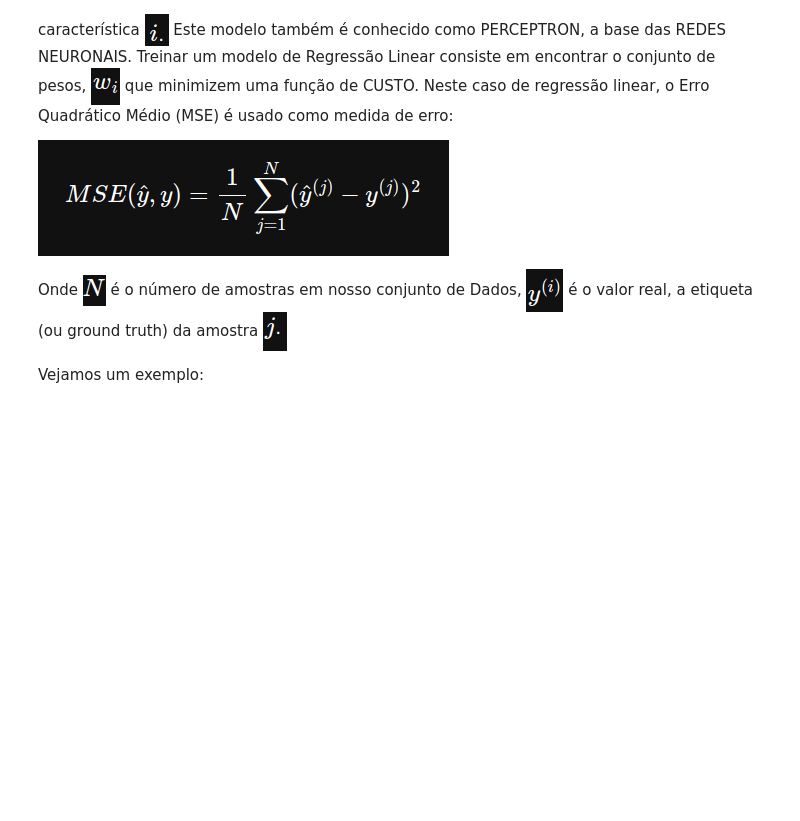
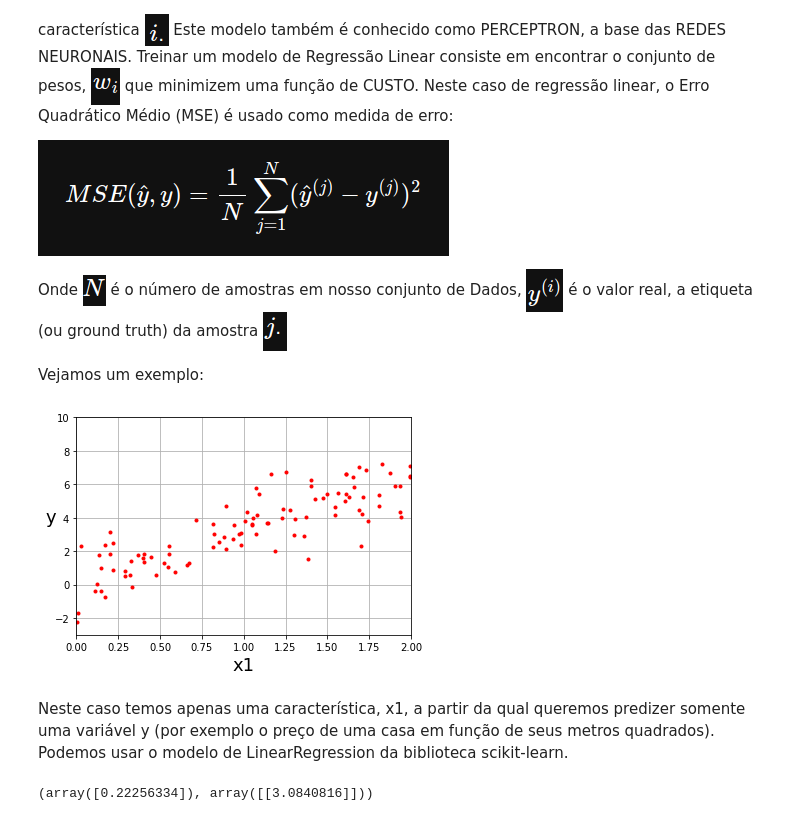
Before and after one commit to KARINAgoncalvesSOARES/Machine_Learning, a Jupyter notebook: machinelearning_regresaolinear.ipynb, the cells around one changed output. Drawn from its saved outputs; the diff is of its cells as text; code cells hidden in the pictures; blank space fills up the shorter version.

```diff
--- a/machinelearning_regresaolinear.ipynb
+++ b/machinelearning_regresaolinear.ipynb
@@ -21,3 +21,33 @@ onde ![image.png](embedded-picture-2) é o valor predito, ![image.png](embedded-
 Onde ![image.png](embedded-picture-10) é o número de amostras em nosso conjunto de Dados, ![image.png](embedded-picture-11) é o valor real, a etiqueta (ou ground truth) da amostra ![image.png](embedded-picture-12)
 
 Vejamos um exemplo:
+# %%
+import numpy as np
+import matplotlib.pyplot as plt
+
+x = 2 * np.random.rand(100,1)
+y = 3 * x + np.random.randn(100, 1)
+
+plt.plot(x, y, "r.")
+plt.xlabel('x1', fontsize = 18)
+plt.ylabel('y', rotation =0, fontsize = 18)
+plt.axis([0,2,-3,10])
+plt.grid(True)
+plt.show()
+# %% [output]
+[figure, added]
+# %% [markdown]
+Neste caso temos apenas uma característica, x1, a partir da qual queremos predizer somente uma variável y (por exemplo o preço de uma casa em função de seus metros quadrados). Podemos usar o modelo de LinearRegression da biblioteca scikit-learn.
+# %%
+from sklearn.linear_model import LinearRegression
+
+# Nosso modelo
+lin_reg = LinearRegression()
+
+# Ajustamos nosso modelo aos Dados
+lin_reg.fit(x, y)
+
+# Calculamos os coeficientes (as w_i)
+lin_reg.intercept_, lin_reg.coef_# Bias (interceptar)
+# %% [output]
+(array([0.22256334]), array([[3.0840816]]))
```
